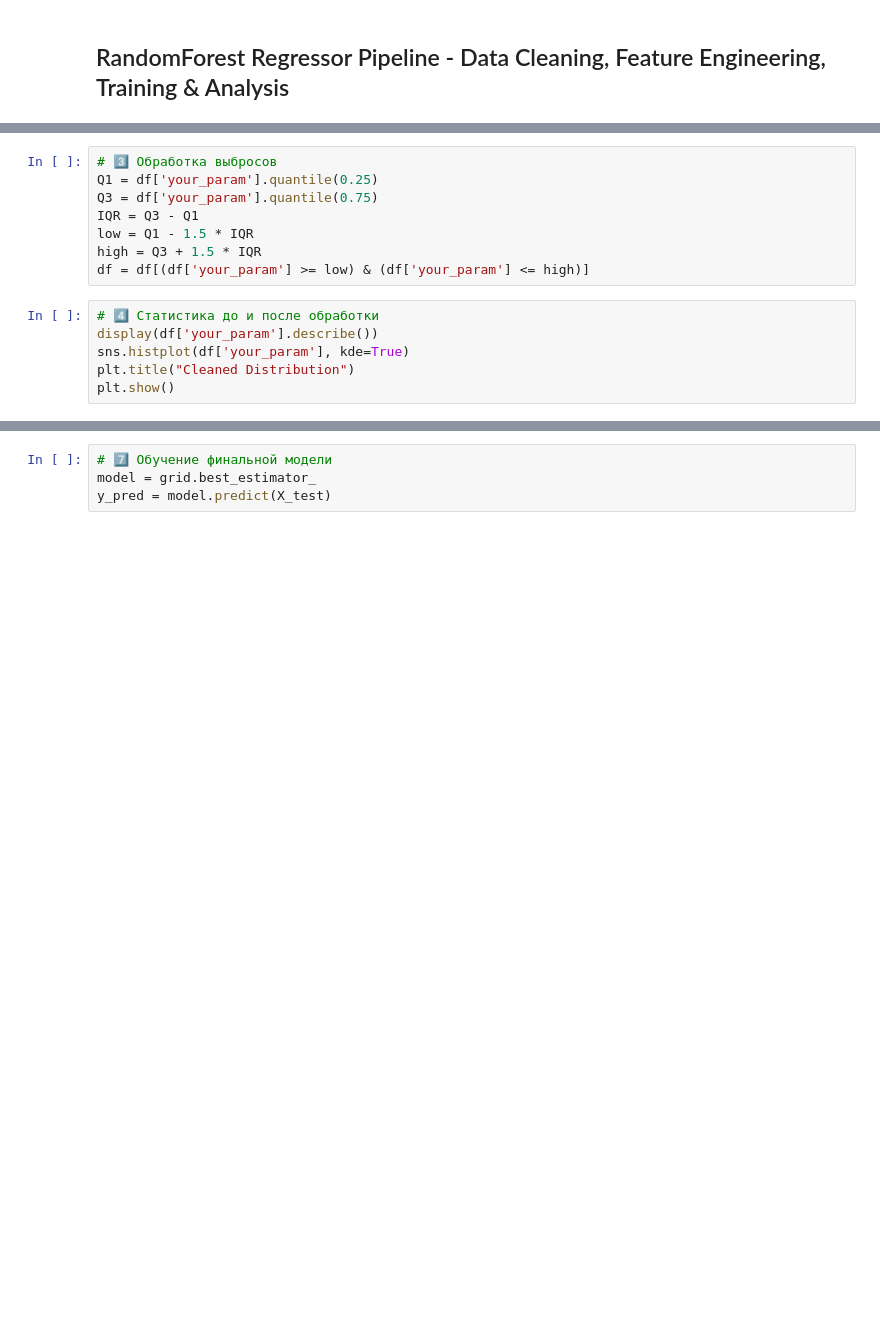
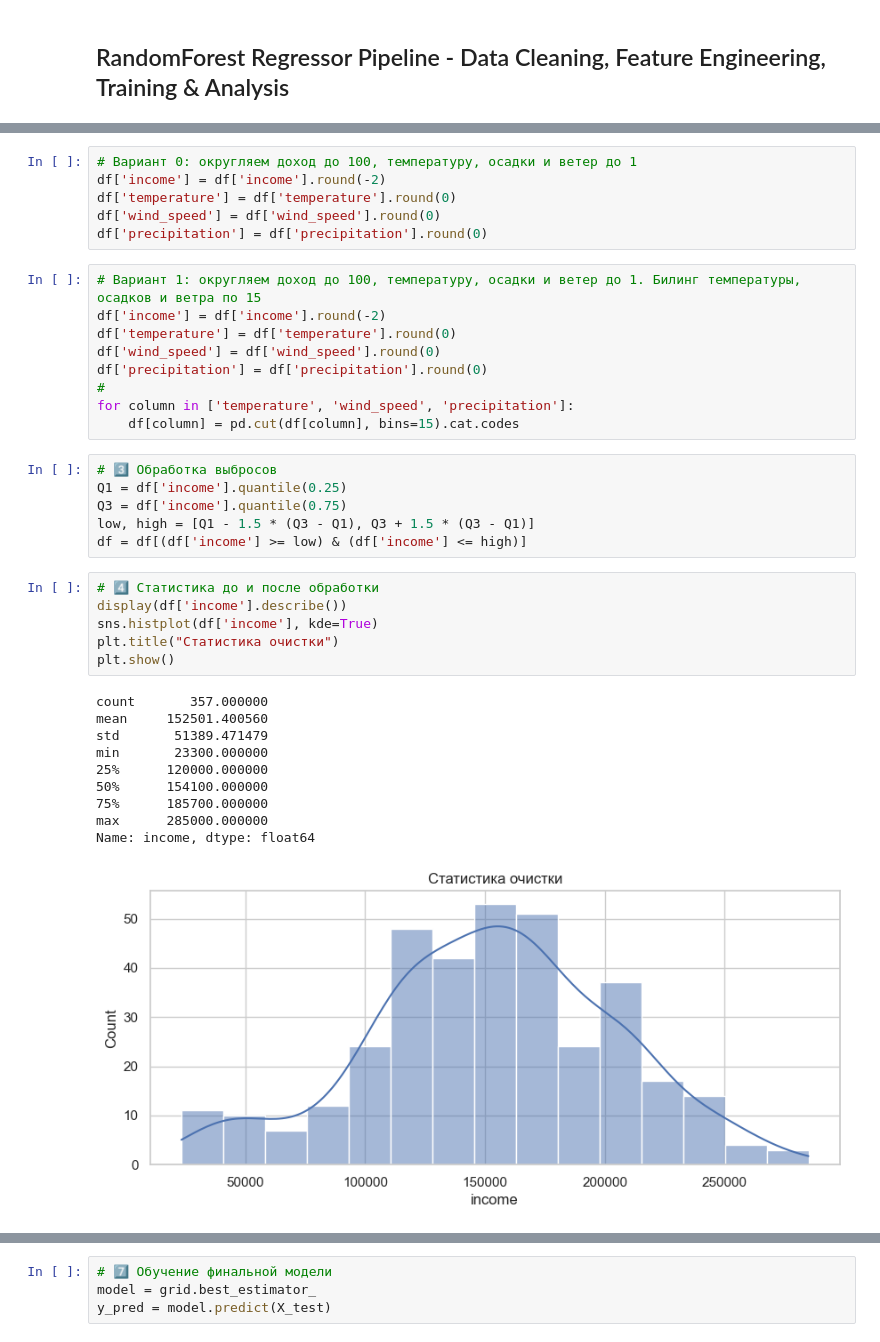
Before and after one commit to Hertuno/azs_model, a Jupyter notebook: main.ipynb, the cells around one changed output, grey strips where cells are left out. Saved outputs shown, nothing was run; the diff lists cells and outputs as text; blank space fills up the shorter version.

```diff
--- a/main.ipynb
+++ b/main.ipynb
@@ -33,16 +75,40 @@ df['param_binned'] = pd.cut(df['your_param'], bins=10)
+# %%
+# Вариант 0: округляем доход до 100, температуру, осадки и ветер до 1
+df['income'] = df['income'].round(-2)
+df['temperature'] = df['temperature'].round(0)
+df['wind_speed'] = df['wind_speed'].round(0)
+df['precipitation'] = df['precipitation'].round(0)
+# %%
+# Вариант 1: округляем доход до 100, температуру, осадки и ветер до 1. Билинг температуры, осадков и ветра по 15
+df['income'] = df['income'].round(-2)
+df['temperature'] = df['temperature'].round(0)
+df['wind_speed'] = df['wind_speed'].round(0)
+df['precipitation'] = df['precipitation'].round(0)
+#
+for column in ['temperature', 'wind_speed', 'precipitation']:
+    df[column] = pd.cut(df[column], bins=15).cat.codes
 # %%
 # 3️⃣ Обработка выбросов
-Q1 = df['your_param'].quantile(0.25)
-Q3 = df['your_param'].quantile(0.75)
-IQR = Q3 - Q1
-low = Q1 - 1.5 * IQR
-high = Q3 + 1.5 * IQR
-df = df[(df['your_param'] >= low) & (df['your_param'] <= high)]
+Q1 = df['income'].quantile(0.25)
+Q3 = df['income'].quantile(0.75)
+low, high = [Q1 - 1.5 * (Q3 - Q1), Q3 + 1.5 * (Q3 - Q1)]
+df = df[(df['income'] >= low) & (df['income'] <= high)]
 # %%
 # 4️⃣ Статистика до и после обработки
-display(df['your_param'].describe())
-sns.histplot(df['your_param'], kde=True)
-plt.title("Cleaned Distribution")
+display(df['income'].describe())
+sns.histplot(df['income'], kde=True)
+plt.title("Статистика очистки")
 plt.show()
+# %% [output]
+count       357.000000
+mean     152501.400560
+std       51389.471479
+min       23300.000000
+25%      120000.000000
+50%      154100.000000
+75%      185700.000000
+max      285000.000000
+Name: income, dtype: float64
+[figure, added]
 # %%
 # 5️⃣ Разделение на тренировочные и тестовые данные
```
Also changed, not shown: parts of 9 cells of this notebook, 13 other files.
